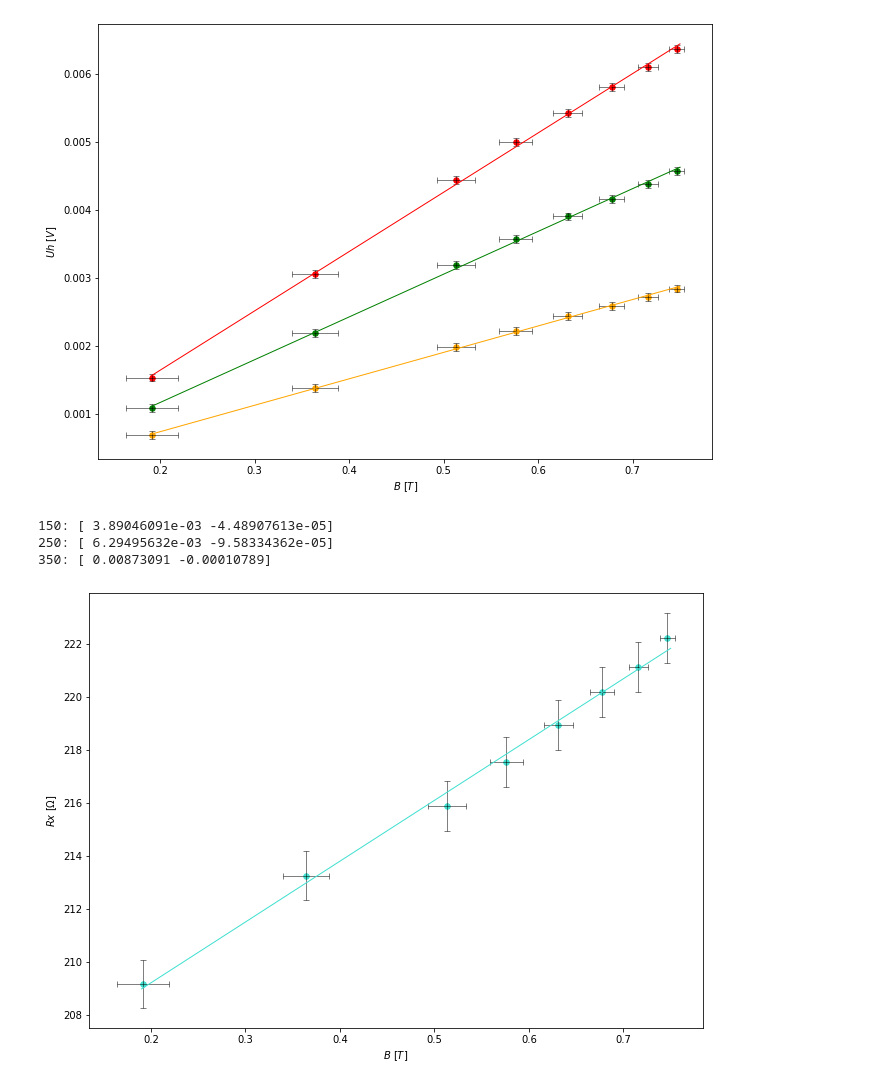
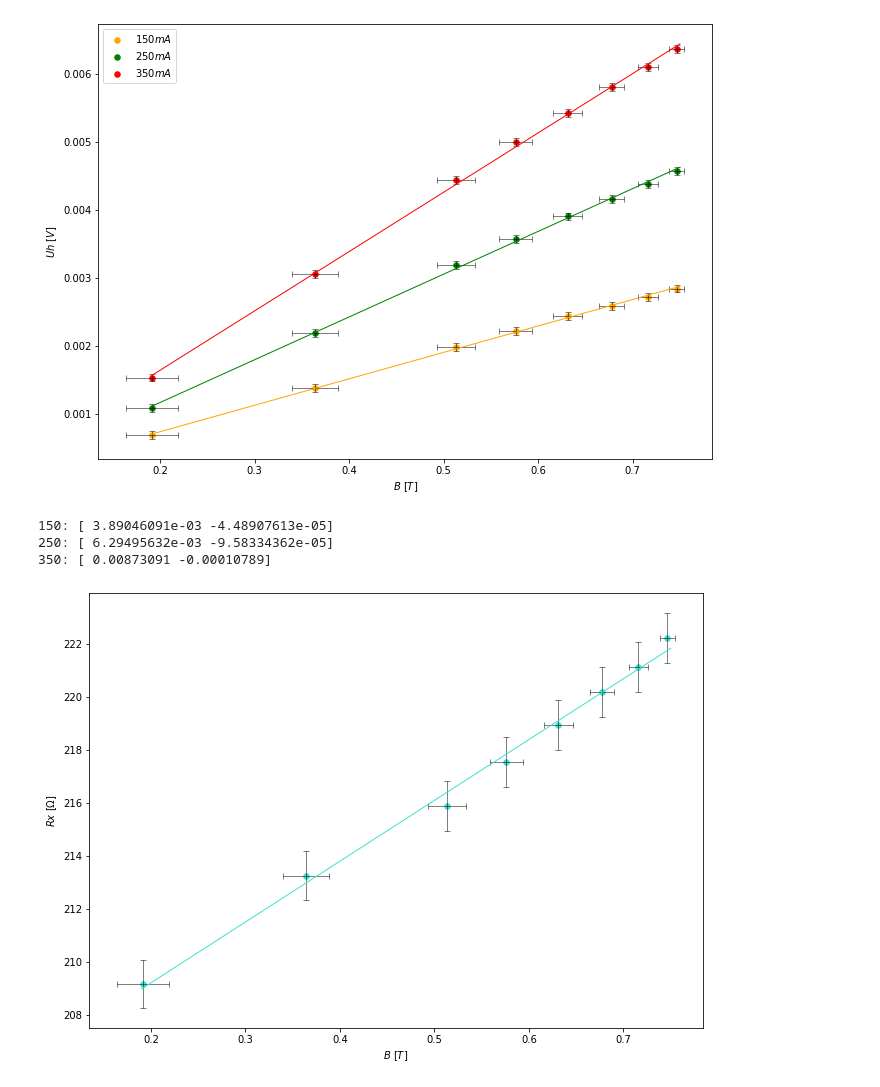
Before and after one commit to ficnawode/fizyka-pw-lab2-data-analysis, a Jupyter notebook: cw12/plots.ipynb, the cells around one changed output. Saved outputs shown, nothing was run; the diff lists cells and outputs as text; code cells hidden in the pictures.

Commit message:
added legend to plot

```diff
--- a/cw12/plots.ipynb
+++ b/cw12/plots.ipynb
@@ -23,37 +23,39 @@ Uh_250 = pd.read_csv("csv/Uh_250.csv")
 Uh_350 = pd.read_csv("csv/Uh_350.csv")
 
 plt.figure(figsize=(_plot_width,_plot_height))
 x_fit = np.arange(0.19,0.75,0.01)
 
 dotcolor = "orange"
-plt.scatter(B["B"], Uh_150["Uh"], s = _dotsize, color=dotcolor)
+plt.scatter(B["B"], Uh_150["Uh"], s = _dotsize, color=dotcolor, label = r'$150 mA$')
 plt.errorbar(B["B"], Uh_150["Uh"], xerr=B["u"],yerr=Uh_150["u"],capsize=3,capthick=_linewidth,elinewidth=_linewidth,fmt="none", ecolor="black")
 Uh_150_consts = np.polyfit(B["B"], Uh_150["Uh"], 1)
 plt.plot(x_fit, generate_polyfit_y(x_fit,Uh_150_consts), color=dotcolor, linewidth=2*_linewidth)
 
 dotcolor = "green"
-plt.scatter(B["B"], Uh_250["Uh"], s = _dotsize, color=dotcolor)
+plt.scatter(B["B"], Uh_250["Uh"], s = _dotsize, color=dotcolor, label = r'$250 mA$')
 plt.errorbar(B["B"], Uh_250["Uh"], xerr=B["u"],yerr=Uh_250["u"],capsize=3,capthick=_linewidth,elinewidth=_linewidth,fmt="none", ecolor="black")
 Uh_250_consts = np.polyfit(B["B"], Uh_250["Uh"], 1)
 plt.plot(x_fit, generate_polyfit_y(x_fit,Uh_250_consts), color=dotcolor, linewidth=2*_linewidth)
 
 dotcolor = "red"
-plt.scatter(B["B"], Uh_350["Uh"], s = _dotsize, color=dotcolor)
+plt.scatter(B["B"], Uh_350["Uh"], s = _dotsize, color=dotcolor, label = r'$350 mA$')
 plt.errorbar(B["B"], Uh_350["Uh"], xerr=B["u"],yerr=Uh_350["u"],capsize=3,capthick=_linewidth,elinewidth=_linewidth,fmt="none", ecolor="black")
 Uh_350_consts = np.polyfit(B["B"], Uh_350["Uh"], 1)
 plt.plot(x_fit, generate_polyfit_y(x_fit,Uh_350_consts), color=dotcolor, linewidth=2*_linewidth)
 
 plt.xlabel(r"$B$ $[T]$")
 plt.ylabel(r"$Uh$ $\left[ V \right]$")
 
+plt.legend()
+
 plt.savefig("img/wyk_Uh_od_B.jpg", dpi=_dpi)
 plt.show()
 
 print("150:", Uh_150_consts)
 print("250:", Uh_250_consts)
 print("350:", Uh_350_consts)
 # %% [output]
-[figure, old version]
+[figure, new version]
 150: [ 3.89046091e-03 -4.48907613e-05]
 250: [ 6.29495632e-03 -9.58334362e-05]
 350: [ 0.00873091 -0.00010789]
```
Also changed, not shown: 2 other files.
